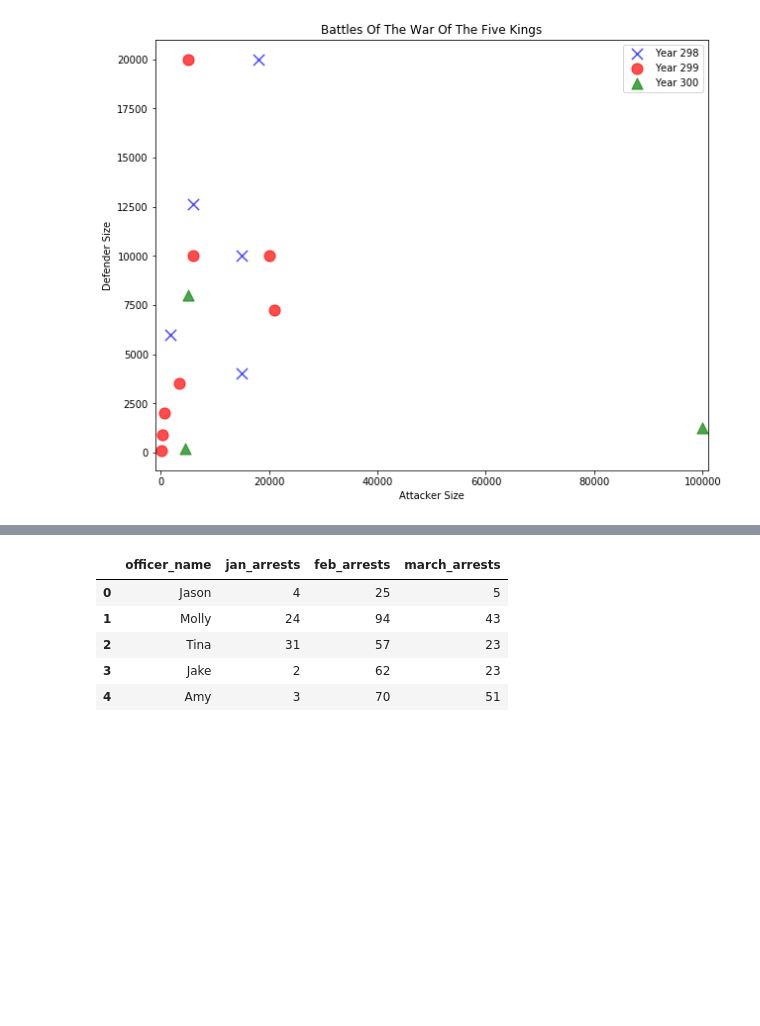
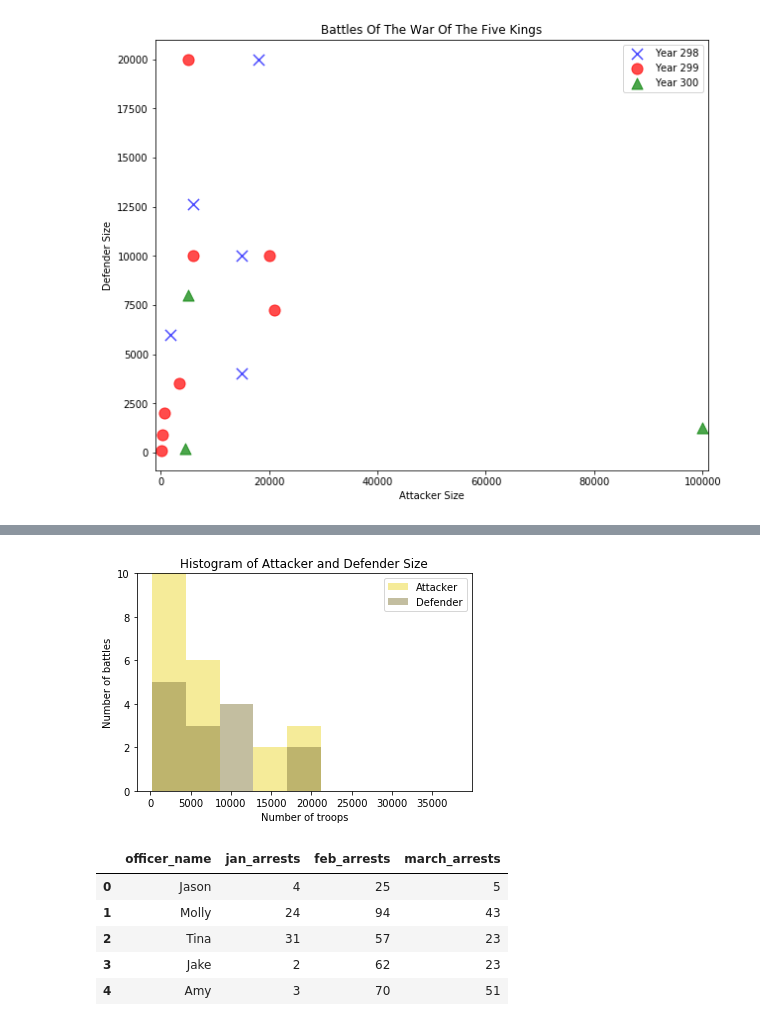
Before and after one commit to fcampelo/PythonTutorials, a Jupyter notebook: Matplotlib.ipynb, the cells around one changed output, grey strips where cells are left out. Saved outputs shown, nothing was run; the diff lists cells and outputs as text; code cells hidden in the pictures; blank space fills up the shorter version.

```diff
--- a/Matplotlib.ipynb
+++ b/Matplotlib.ipynb
@@ -153,3 +188,51 @@ plt.show()
+# %%
+# Make two variables of the attacker and defender size, but leaving out
+# cases when there are over 10000 attackers
+data1 = df['attacker_size'][df['attacker_size'] < 90000]
+data2 = df['defender_size'][df['attacker_size'] < 90000]
+
+# Create 10 bins with the minimum
+# being the smallest value of data1 and data2
+bins = np.linspace(min(data1 + data2),
+                   # the max being the highest value
+                   max(data1 + data2),
+                   # and divided into 10 bins
+                   10)
+
+# Plot a histogram of attacker size
+plt.hist(data1,
+         # with bins defined as
+         bins=bins,
+         # with alpha
+         alpha=0.5,
+         # with color
+         color='#EDD834',
+         # labelled attacker
+         label='Attacker')
+
+# Plot a histogram of defender size
+plt.hist(data2,
+         # with bins defined as
+         bins=bins,
+         # with alpha
+         alpha=0.5,
+         # with color
+         color='#887E43',
+         # labeled defender
+         label='Defender')
+
+# Set the x and y boundaries of the figure
+plt.ylim([0, 10])
+
+# Set the title and labels
+plt.title('Histogram of Attacker and Defender Size')
+plt.xlabel('Number of troops')
+plt.ylabel('Number of battles')
+plt.legend(loc='upper right')
+
+plt.show()
+# %% [output]
+[figure, added]
 # %%
 raw_data = {'officer_name': ['Jason', 'Molly', 'Tina', 'Jake', 'Amy'],
         'jan_arrests': [4, 24, 31, 2, 3],
```
Also changed, not shown: parts of 1 cell of this notebook, 2 other files.
